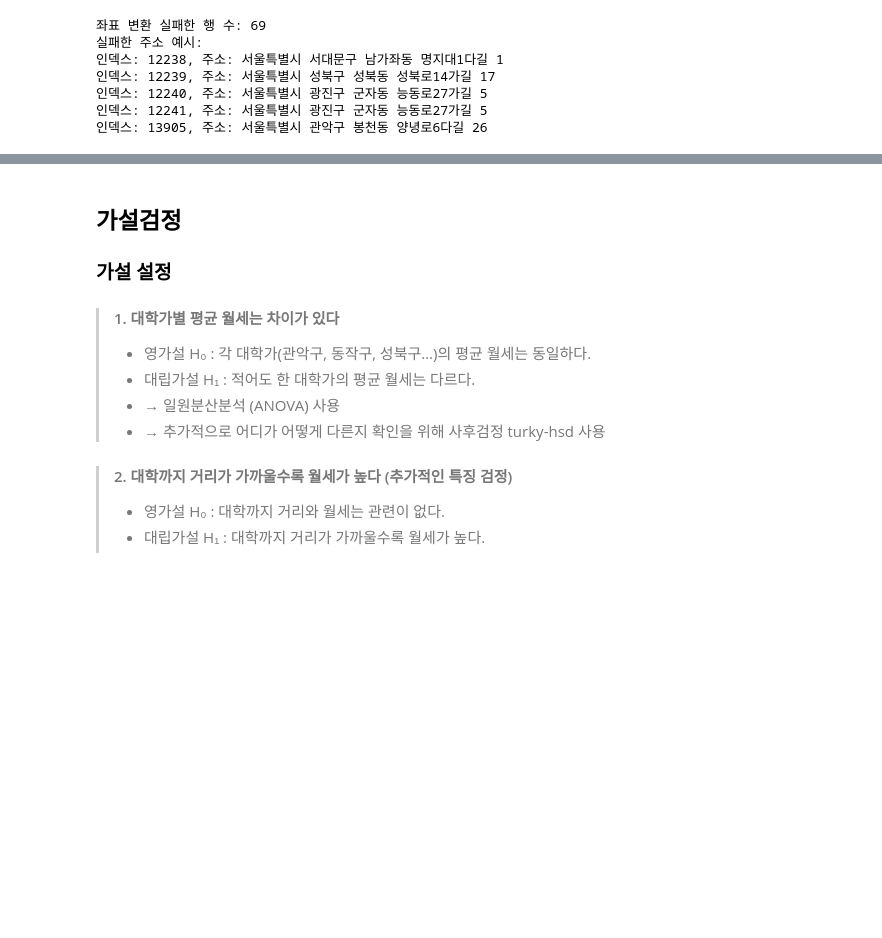
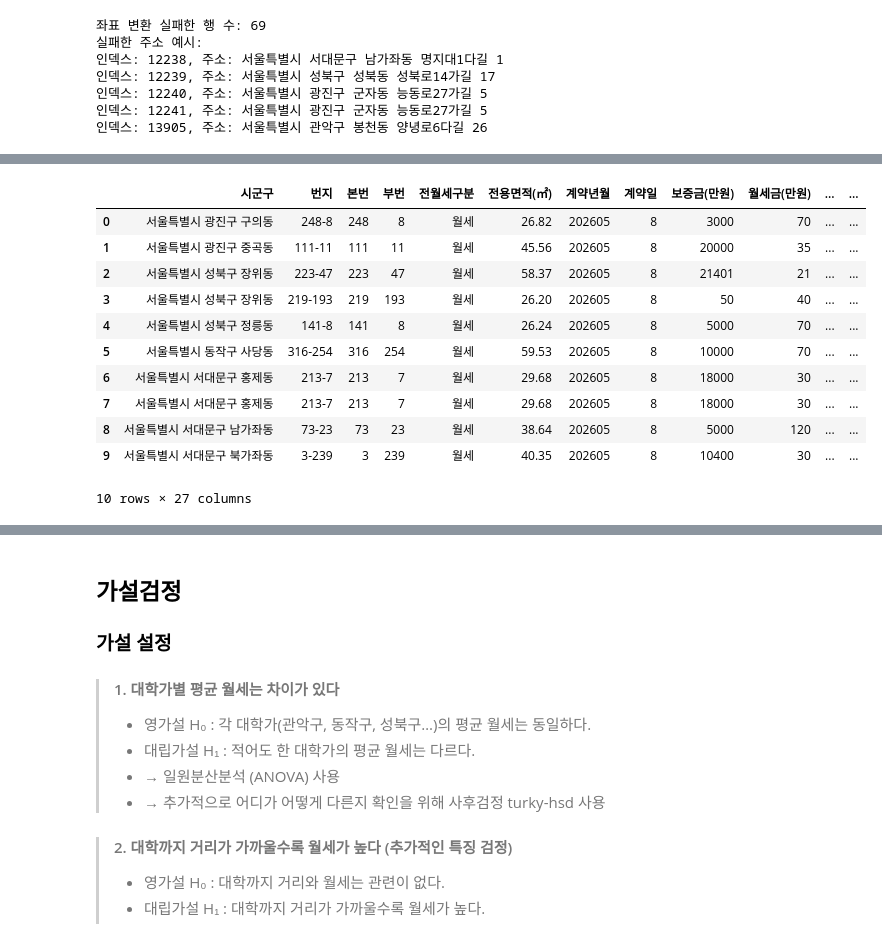
Before and after one commit to dbwofla11/campus-rent-analysis, a Jupyter notebook: 빅데이터분석_프로젝트.ipynb, the cells around one changed output, grey strips where cells are left out. Saved outputs shown, nothing was run; the diff lists cells and outputs as text; code cells hidden in the pictures; blank space fills up the shorter version.

```diff
--- a/빅데이터분석_프로젝트.ipynb
+++ b/빅데이터분석_프로젝트.ipynb
@@ -621,7 +752,7 @@ def batch_geocode_save(
     df,
     address_col='도로명주소',
     start_idx=0,
-    save_every=2000,
+    save_every=10000,
     delay=0.5,
     save_prefix='geocoded_result'
 ):
@@ -878,0 +999,9 @@ def get_route_info(start_x, start_y, end_x, end_y):
+# %%
+universities = { # 주요 학교 5개의 위도 , 경도 좌표, 해당 구 받아오기
+    '서울대': {'coords': (37.4599, 126.9519), 'district': '관악구'},
+    '중앙대': {'coords': (37.5051, 126.9571), 'district': '동작구'},
+    '숭실대': {'coords': (37.4963, 126.9574), 'district': '동작구'},
+    '고려대': {'coords': (37.5894, 127.0324), 'district': '성북구'},
+    '연세대': {'coords': (37.5658, 126.9386), 'district': '서대문구'},
+    '건국대': {'coords': (37.5408, 127.0793), 'district': '광진구'}
+}
@@ -878,0 +1088,15 @@ def get_route_info(start_x, start_y, end_x, end_y):
+# %%
+df.head(10)
+# %% [output]
+|  | 시군구 | 번지 | 본번 | 부번 | 전월세구분 | 전용면적(㎡) | 계약년월 | 계약일 | 보증금(만원) | 월세금(만원) | ... | ... |
+| 0 | 서울특별시 광진구 구의동 | 248-8 | 248 | 8 | 월세 | 26.82 | 202605 | 8 | 3000 | 70 | ... | ... |
+| 1 | 서울특별시 광진구 중곡동 | 111-11 | 111 | 11 | 월세 | 45.56 | 202605 | 8 | 20000 | 35 | ... | ... |
+| 2 | 서울특별시 성북구 장위동 | 223-47 | 223 | 47 | 월세 | 58.37 | 202605 | 8 | 21401 | 21 | ... | ... |
+| 3 | 서울특별시 성북구 장위동 | 219-193 | 219 | 193 | 월세 | 26.20 | 202605 | 8 | 50 | 40 | ... | ... |
+| 4 | 서울특별시 성북구 정릉동 | 141-8 | 141 | 8 | 월세 | 26.24 | 202605 | 8 | 5000 | 70 | ... | ... |
+| 5 | 서울특별시 동작구 사당동 | 316-254 | 316 | 254 | 월세 | 59.53 | 202605 | 8 | 10000 | 70 | ... | ... |
+| 6 | 서울특별시 서대문구 홍제동 | 213-7 | 213 | 7 | 월세 | 29.68 | 202605 | 8 | 18000 | 30 | ... | ... |
+| 7 | 서울특별시 서대문구 홍제동 | 213-7 | 213 | 7 | 월세 | 29.68 | 202605 | 8 | 18000 | 30 | ... | ... |
+| 8 | 서울특별시 서대문구 남가좌동 | 73-23 | 73 | 23 | 월세 | 38.64 | 202605 | 8 | 5000 | 120 | ... | ... |
+| 9 | 서울특별시 서대문구 북가좌동 | 3-239 | 3 | 239 | 월세 | 40.35 | 202605 | 8 | 10400 | 30 | ... | ... |
+10 rows × 27 columns
```
Also changed, not shown: parts of 44 cells of this notebook, 19 other files.
